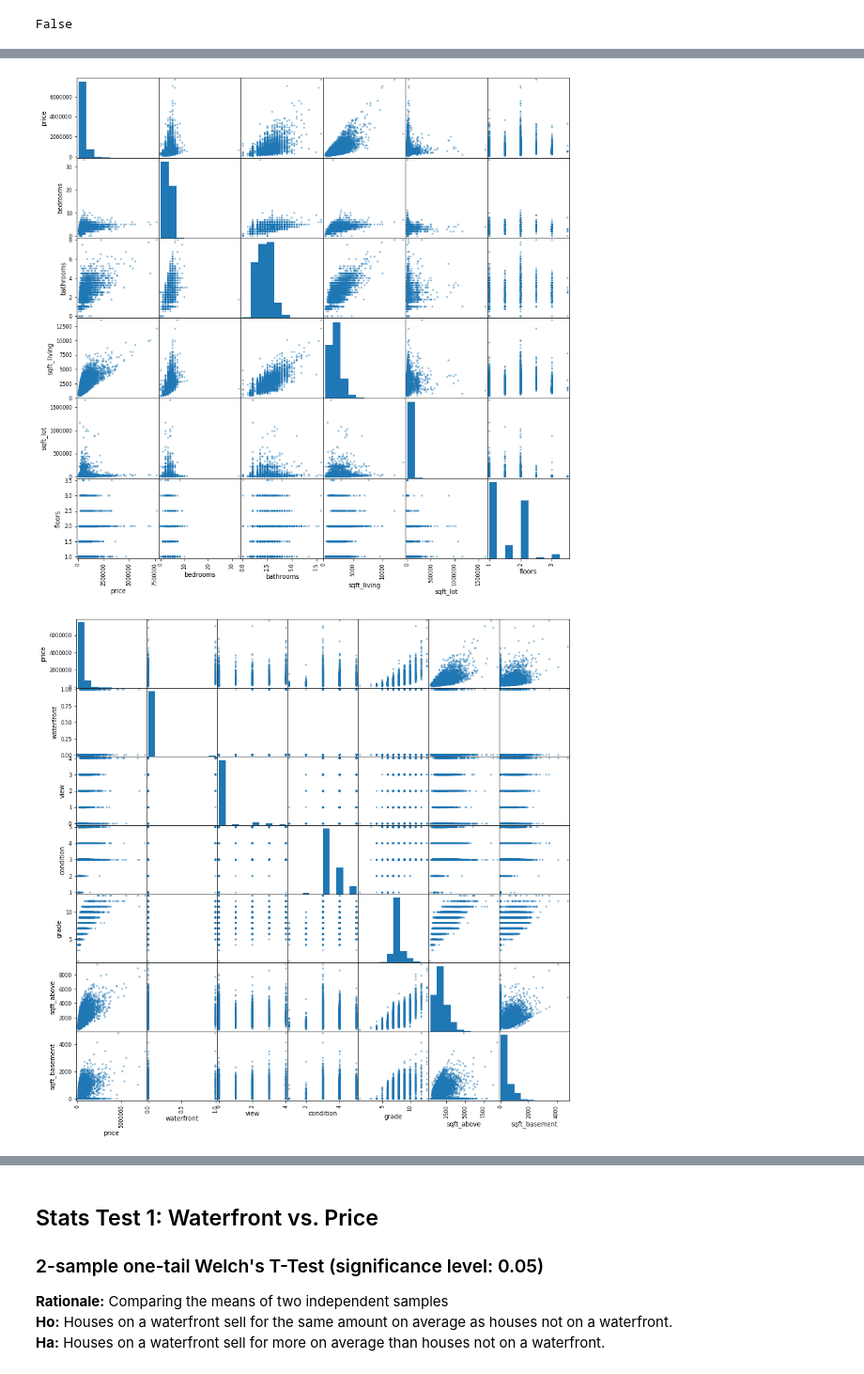
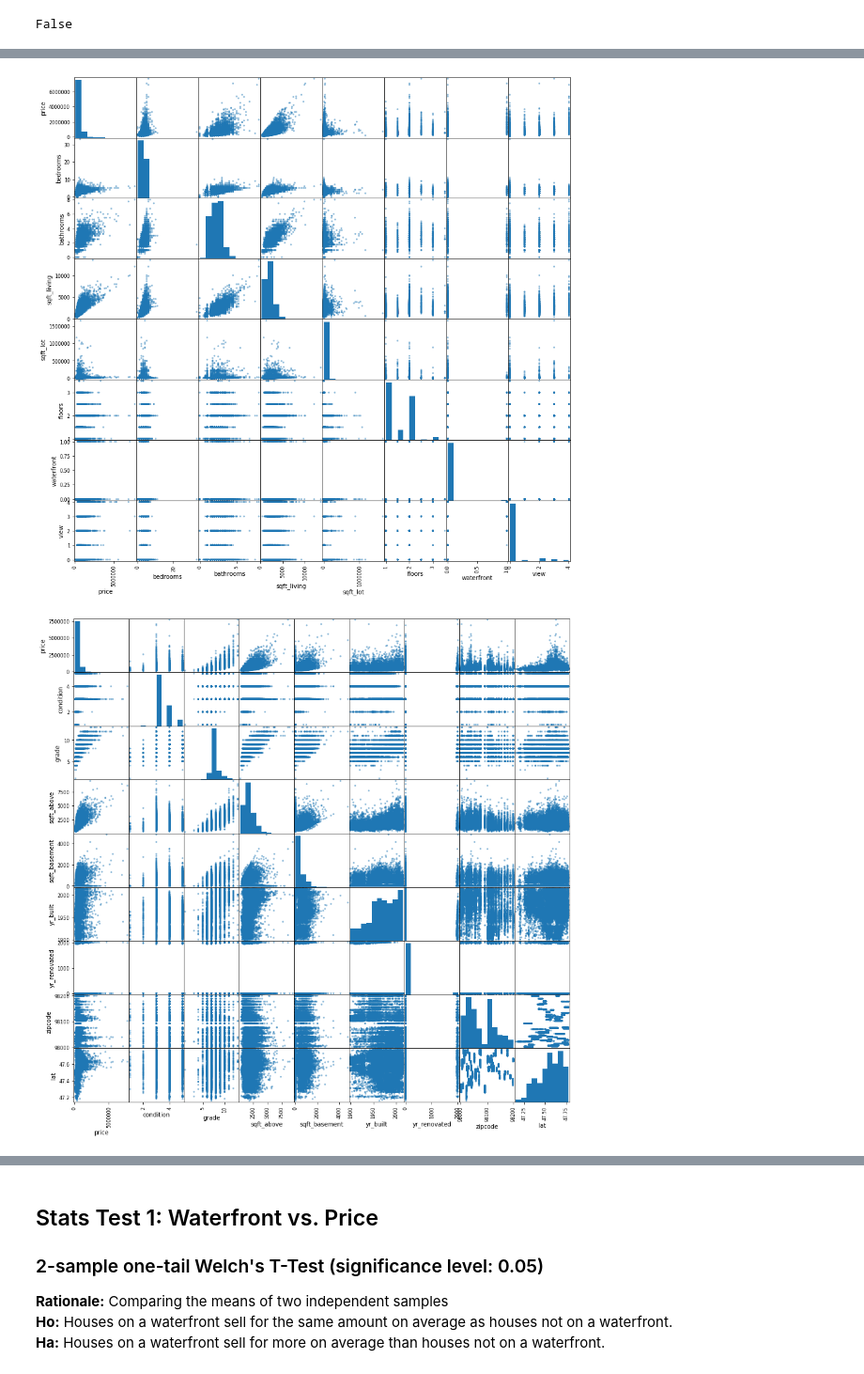
Before and after one commit to khyateed/predicting-housing-prices, a Jupyter notebook: eda.ipynb, the cells around one changed output, grey strips where cells are left out. Shown at 94% size. Cells and saved outputs as stored; diff of their text form; code cells hidden in the pictures.

```diff
--- a/eda.ipynb
+++ b/eda.ipynb
@@ -166,11 +194,11 @@ sqft_lot15         int64
 dtype: object
 # %%
-pd.plotting.scatter_matrix(df.iloc[:,3:10], figsize= [14,14]);
+pd.plotting.scatter_matrix(df.iloc[:,3:11], figsize= [15,15]);
 # %% [output]
-[figure, old version]
+[figure, new version]
 # %%
-df2 = pd.concat([df['price'],df.iloc[:,10:16]], axis=1)
-pd.plotting.scatter_matrix(df2, figsize= [14,14]);
+df2 = pd.concat([df['price'],df.iloc[:,11:19]], axis=1)
+pd.plotting.scatter_matrix(df2, figsize= [15,15]);
 # %% [output]
-[figure, old version]
+[figure, new version]
 # %%
```
Also changed, not shown: parts of 21 cells of this notebook.
